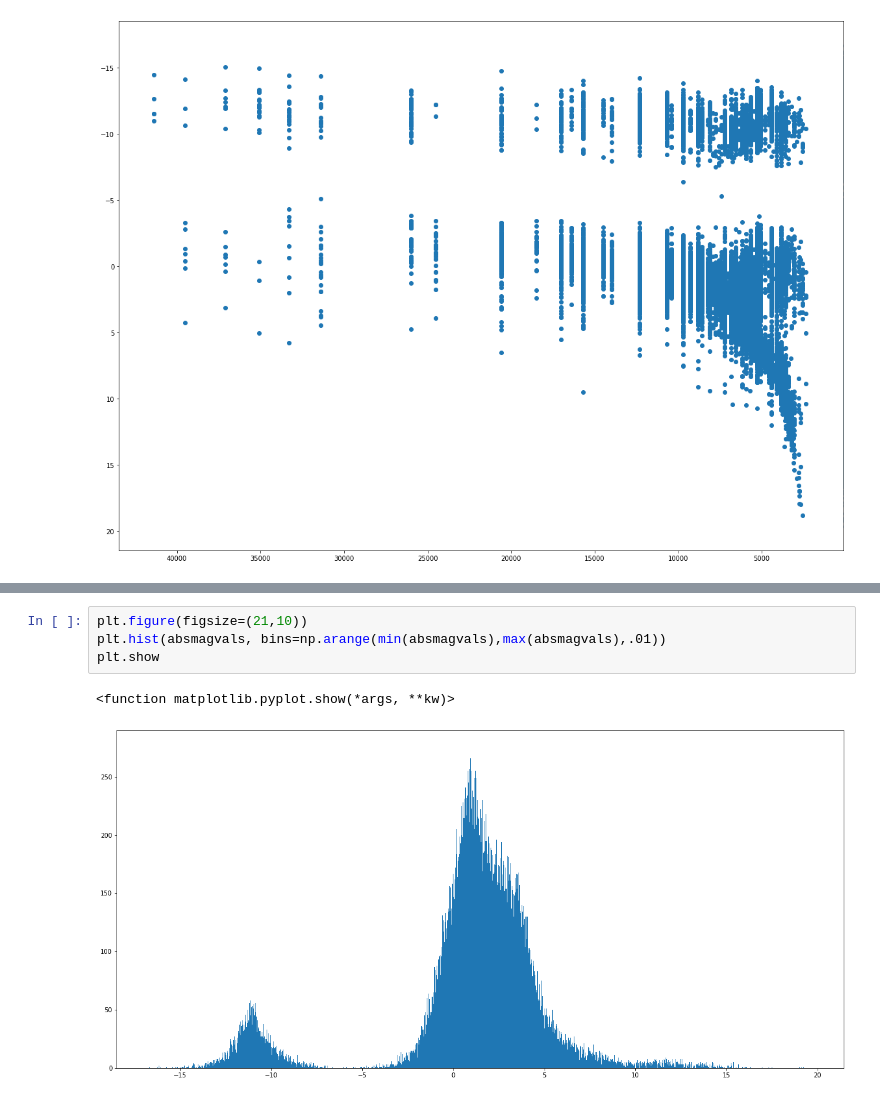
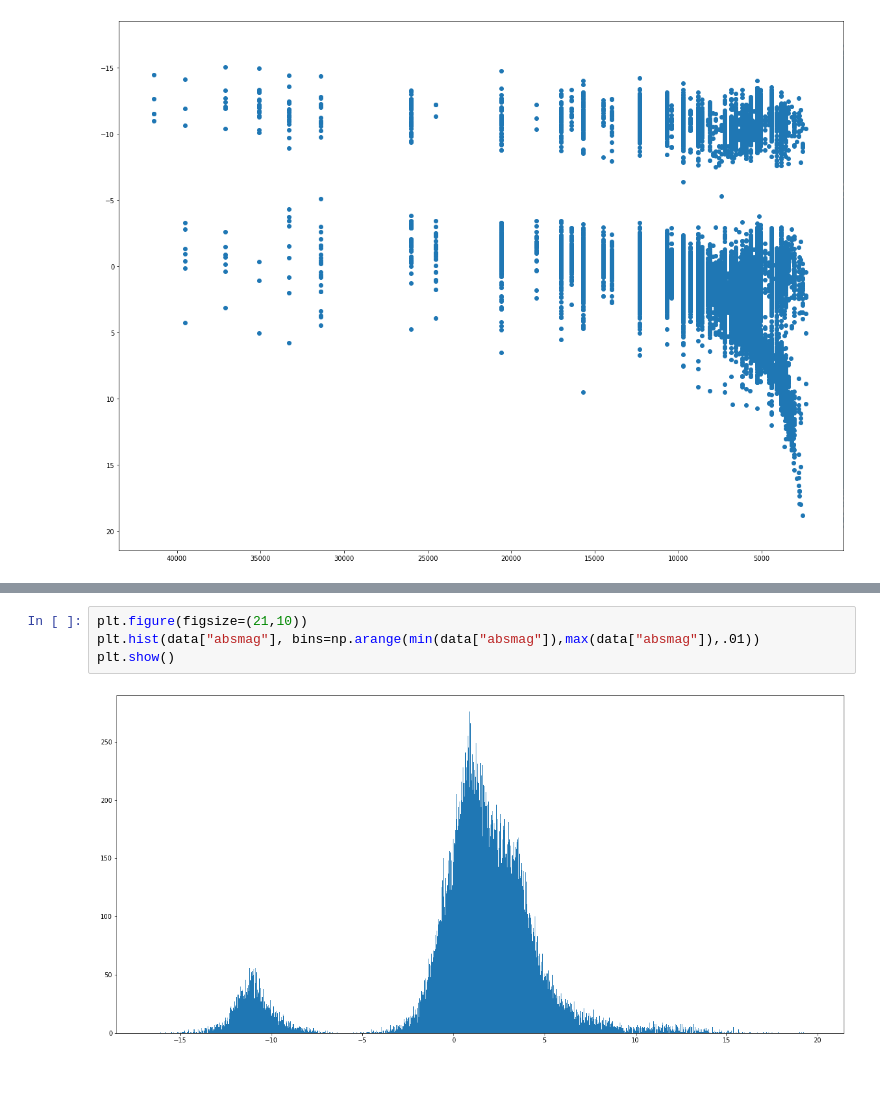
Before and after one commit to Hillcrest-R-D/AstroWorks, a Jupyter notebook: HYG_Stats.ipynb, the cells around one changed output, grey strips where cells are left out. Saved outputs shown, nothing was run; the diff lists cells and outputs as text.

```diff
--- a/HYG_Stats.ipynb
+++ b/HYG_Stats.ipynb
@@ -469,7 +516,6 @@ plt.scatter(vtot,lumvals)
 # %%
 plt.figure(figsize=(21,10))
-plt.hist(absmagvals, bins=np.arange(min(absmagvals),max(absmagvals),.01))
-plt.show
+plt.hist(data["absmag"], bins=np.arange(min(data["absmag"]),max(data["absmag"]),.01))
+plt.show()
 # %% [output]
-<function matplotlib.pyplot.show(*args, **kw)>
-[figure, old version]
+[figure, new version]
```
Also changed, not shown: parts of 6 cells of this notebook.
